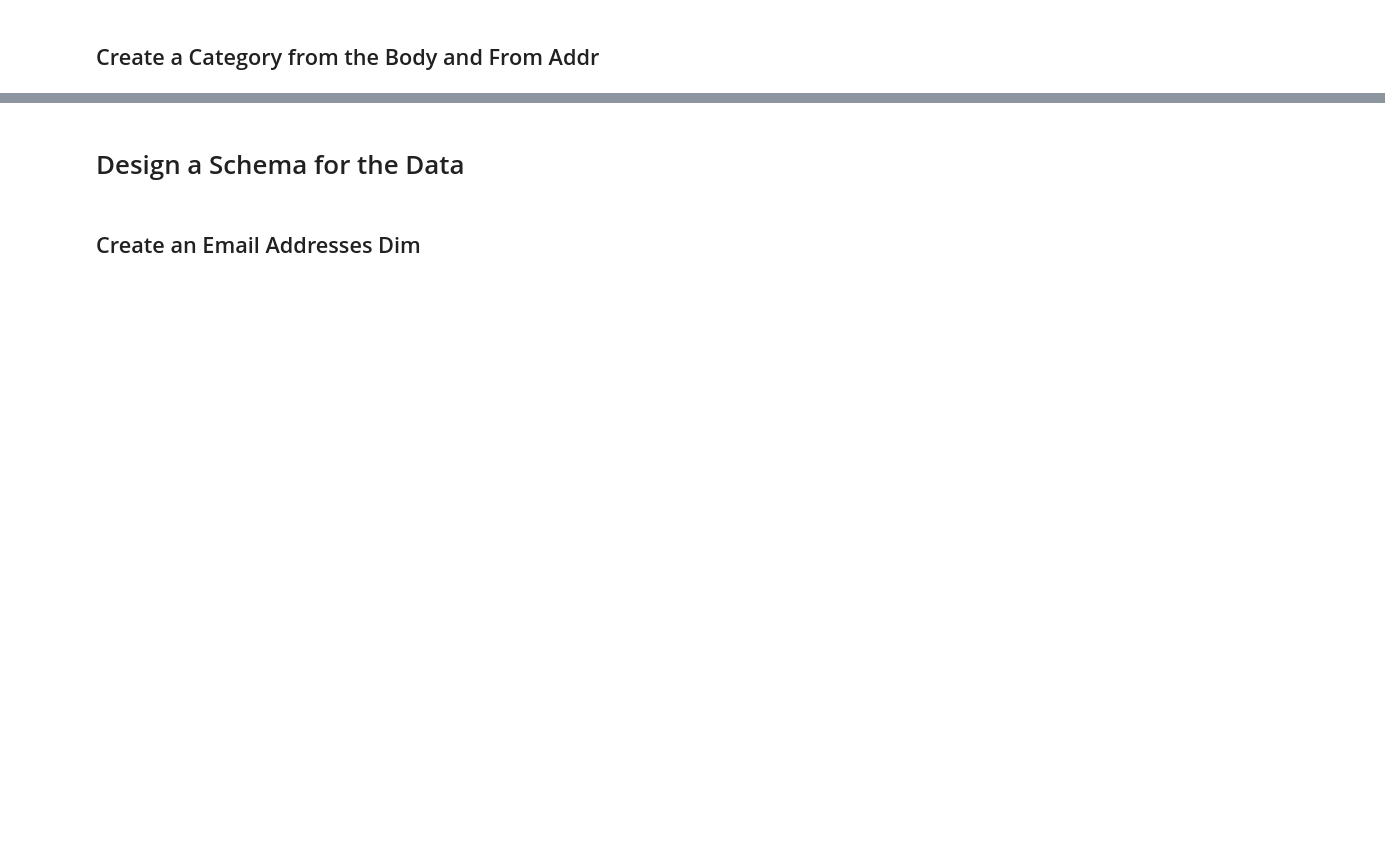
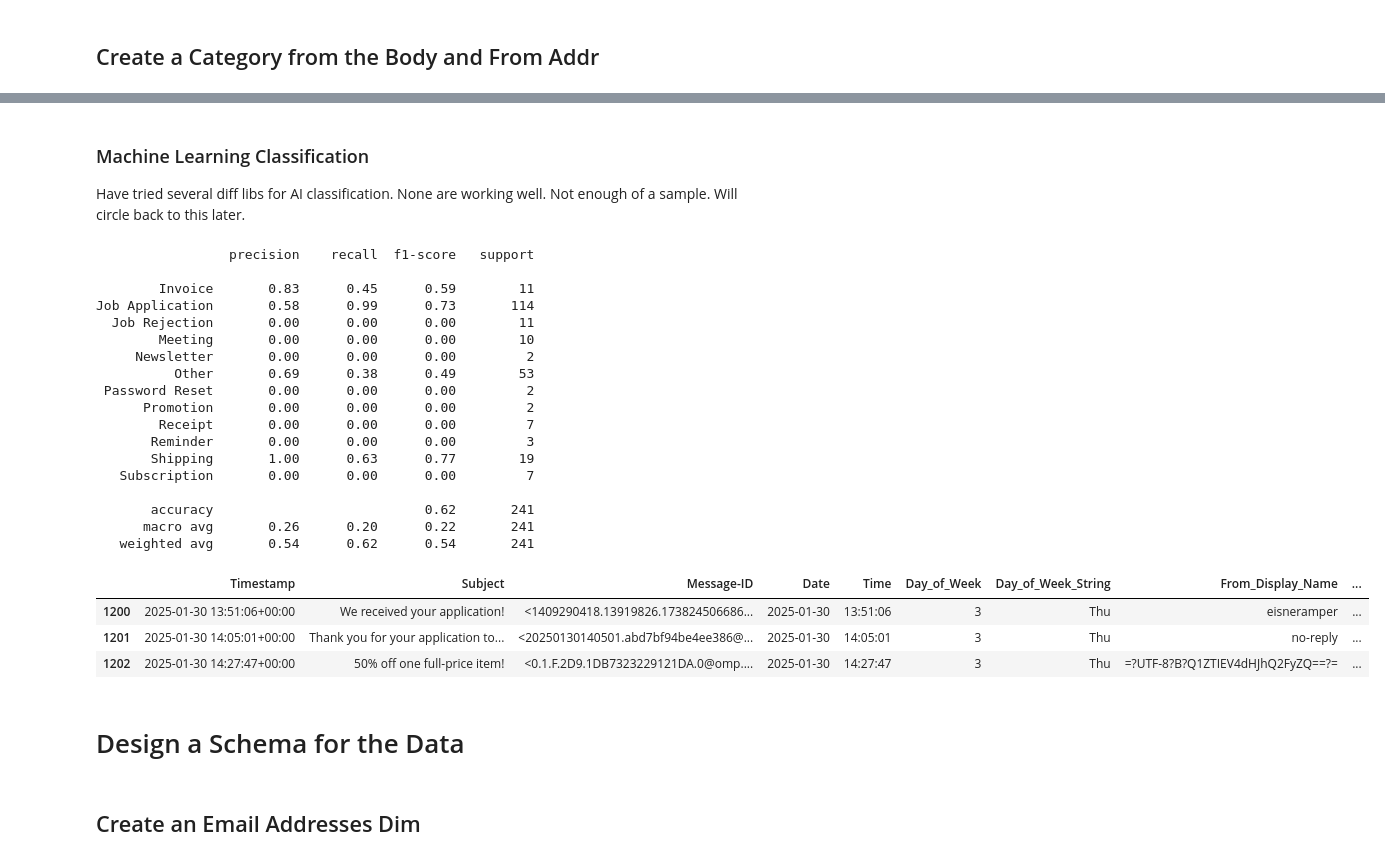
Before and after one commit to mcancell/Py-ETL-Notebook, a Jupyter notebook: Datasets/Emails/Transform/CleanTransform.ipynb, the cells around one changed output, grey strips where cells are left out. Cells and saved outputs as stored; diff of their text form; code cells hidden in the pictures; blank space fills up the shorter version.

```diff
--- a/Datasets/Emails/Transform/CleanTransform.ipynb
+++ b/Datasets/Emails/Transform/CleanTransform.ipynb
@@ -329,3 +324,60 @@ display(df_emails_imap.tail(3))
+# %% [markdown]
+### Machine Learning Classification
+Have tried several diff libs for AI classification. None are working well. Not enough of a sample. Will circle back to this later.
+# %%
+from sklearn.feature_extraction.text import TfidfVectorizer
+from sklearn.model_selection import train_test_split
+from sklearn.naive_bayes import MultinomialNB
+from sklearn.pipeline import make_pipeline
+from sklearn.metrics import classification_report
+
+# Prepare the data
+X = df_emails_imap['Body_Text']
+y = df_emails_imap['Category']
+
+# Split the data into training and testing sets
+X_train, X_test, y_train, y_test = train_test_split(X, y, test_size=0.2, random_state=42)
+
+# Create a pipeline that combines the TF-IDF vectorizer with a Naive Bayes classifier
+model = make_pipeline(TfidfVectorizer(stop_words='english'), MultinomialNB())
+
+# Train the model
+model.fit(X_train, y_train)
+
+# Predict the categories for the test set
+y_pred = model.predict(X_test)
+
+# Print the classification report
+print(classification_report(y_test, y_pred))
+
+# Apply the model to the entire dataset to create a new column with the predicted categories
+df_emails_imap['ml_body_cat'] = model.predict(df_emails_imap['Body_Text'])
+
+# Display the last 3 rows of the updated DataFrame
+display(df_emails_imap.tail(3))
+# %% [output]
+                 precision    recall  f1-score   support
+
+        Invoice       0.83      0.45      0.59        11
+Job Application       0.58      0.99      0.73       114
+  Job Rejection       0.00      0.00      0.00        11
+        Meeting       0.00      0.00      0.00        10
+     Newsletter       0.00      0.00      0.00         2
+          Other       0.69      0.38      0.49        53
+ Password Reset       0.00      0.00      0.00         2
+      Promotion       0.00      0.00      0.00         2
+        Receipt       0.00      0.00      0.00         7
+       Reminder       0.00      0.00      0.00         3
+       Shipping       1.00      0.63      0.77        19
+   Subscription       0.00      0.00      0.00         7
+
+       accuracy                           0.62       241
+      macro avg       0.26      0.20      0.22       241
+   weighted avg       0.54      0.62      0.54       241
+|  | Timestamp | Subject | Message-ID | Date | Time | Day_of_Week | Day_of_Week_String | From_Display_Name | ... |
+| 1200 | 2025-01-30 13:51:06+00:00 | We received your application! | <1409290418.13919826.173824506686... | 2025-01-30 | 13:51:06 | 3 | Thu | eisneramper | ... |
+| 1201 | 2025-01-30 14:05:01+00:00 | Thank you for your application to... | <20250130140501.abd7bf94be4ee386@... | 2025-01-30 | 14:05:01 | 3 | Thu | no-reply | ... |
+| 1202 | 2025-01-30 14:27:47+00:00 | 50% off one full-price item! | <0.1.F.2D9.1DB7323229121DA.0@omp.... | 2025-01-30 | 14:27:47 | 3 | Thu | =?UTF-8?B?Q1ZTIEV4dHJhQ2FyZQ==?= | ... |
 # %% [markdown]
 # Design a Schema for the Data
 # %% [markdown]
```
Also changed, not shown: parts of 16 cells of this notebook, 2 other files.
